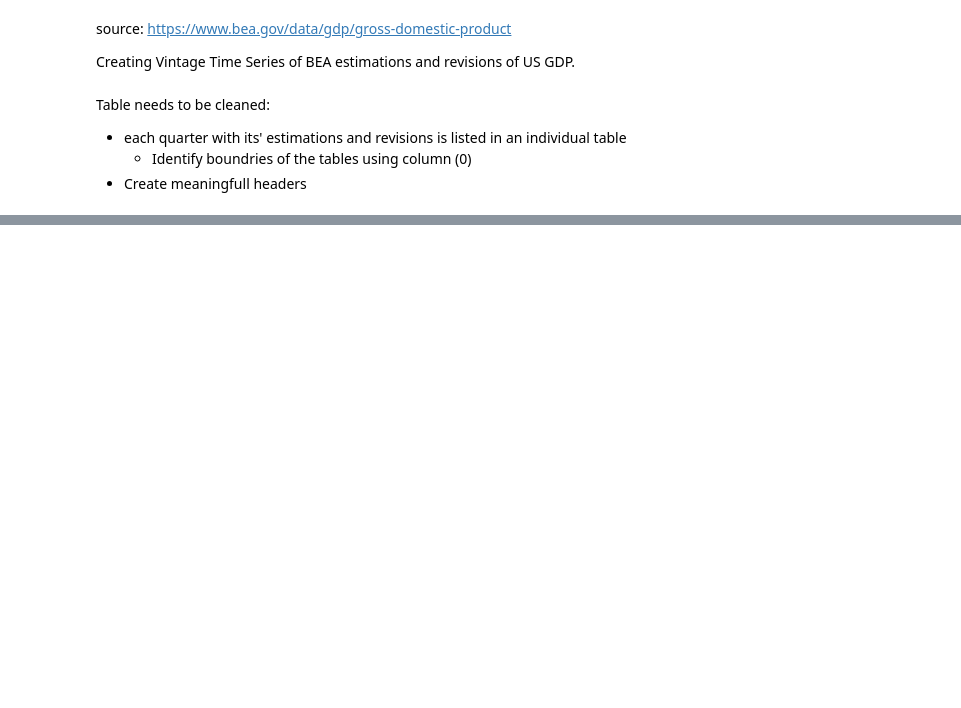
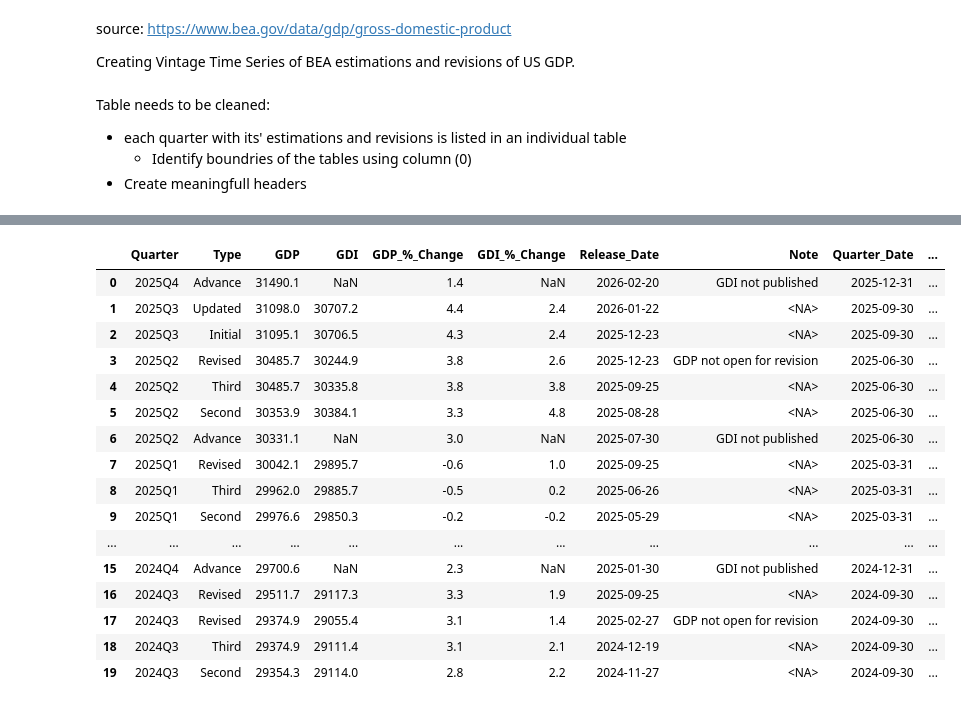
Before and after one commit to alexanderbmatthies/BureauEconomicAnalysisVintageGDP, a Jupyter notebook: Notebook.ipynb, the cells around one changed output, grey strips where cells are left out. Saved outputs shown, nothing was run; the diff lists cells and outputs as text; code cells hidden in the pictures; blank space fills up the shorter version.

```diff
--- a/Notebook.ipynb
+++ b/Notebook.ipynb
@@ -32,0 +73,6 @@ def quarter_table(x):
+# %%
+# Create Quarter_Date column from Quarter.
+df['Quarter_Date'] = pd.PeriodIndex(df['Quarter'], freq='Q').to_timestamp(how='end').normalize()
+# %%
+# Reset Index
+df = df.reset_index(drop=True)
@@ -32,0 +92,5 @@ def quarter_table(x):
+# %%
+# Latest Release_Date for each Quarter
+df['Last_Release_Date'] = (
+    df.groupby('Quarter')['Release_Date'].transform('max')
+)
@@ -32,0 +135,4 @@ def quarter_table(x):
+# %%
+# Create Valid_From and Valid_To
+df['Valid_From'] = df['Release_Date']
+df['Valid_To'] = (df.groupby('Quarter')['Release_Date'].shift(+1))
@@ -33,2 +254,20 @@ def quarter_table(x):
 # %%
-raw.head(10)
+df.head(20)
+# %% [output]
+|  | Quarter | Type | GDP | GDI | GDP_%_Change | GDI_%_Change | Release_Date | Note | Quarter_Date | ... |
+| 0 | 2025Q4 | Advance | 31490.1 | NaN | 1.4 | NaN | 2026-02-20 | GDI not published | 2025-12-31 | ... |
+| 1 | 2025Q3 | Updated | 31098.0 | 30707.2 | 4.4 | 2.4 | 2026-01-22 | <NA> | 2025-09-30 | ... |
+| 2 | 2025Q3 | Initial | 31095.1 | 30706.5 | 4.3 | 2.4 | 2025-12-23 | <NA> | 2025-09-30 | ... |
+| 3 | 2025Q2 | Revised | 30485.7 | 30244.9 | 3.8 | 2.6 | 2025-12-23 | GDP not open for revision | 2025-06-30 | ... |
+| 4 | 2025Q2 | Third | 30485.7 | 30335.8 | 3.8 | 3.8 | 2025-09-25 | <NA> | 2025-06-30 | ... |
+| 5 | 2025Q2 | Second | 30353.9 | 30384.1 | 3.3 | 4.8 | 2025-08-28 | <NA> | 2025-06-30 | ... |
+| 6 | 2025Q2 | Advance | 30331.1 | NaN | 3.0 | NaN | 2025-07-30 | GDI not published | 2025-06-30 | ... |
+| 7 | 2025Q1 | Revised | 30042.1 | 29895.7 | -0.6 | 1.0 | 2025-09-25 | <NA> | 2025-03-31 | ... |
+| 8 | 2025Q1 | Third | 29962.0 | 29885.7 | -0.5 | 0.2 | 2025-06-26 | <NA> | 2025-03-31 | ... |
+| 9 | 2025Q1 | Second | 29976.6 | 29850.3 | -0.2 | -0.2 | 2025-05-29 | <NA> | 2025-03-31 | ... |
+| ... | ... | ... | ... | ... | ... | ... | ... | ... | ... | ... |
+| 15 | 2024Q4 | Advance | 29700.6 | NaN | 2.3 | NaN | 2025-01-30 | GDI not published | 2024-12-31 | ... |
+| 16 | 2024Q3 | Revised | 29511.7 | 29117.3 | 3.3 | 1.9 | 2025-09-25 | <NA> | 2024-09-30 | ... |
+| 17 | 2024Q3 | Revised | 29374.9 | 29055.4 | 3.1 | 1.4 | 2025-02-27 | GDP not open for revision | 2024-09-30 | ... |
+| 18 | 2024Q3 | Third | 29374.9 | 29111.4 | 3.1 | 2.1 | 2024-12-19 | <NA> | 2024-09-30 | ... |
+| 19 | 2024Q3 | Second | 29354.3 | 29114.0 | 2.8 | 2.2 | 2024-11-27 | <NA> | 2024-09-30 | ... |
```
Also changed, not shown: parts of 20 cells of this notebook, 2 other files.
